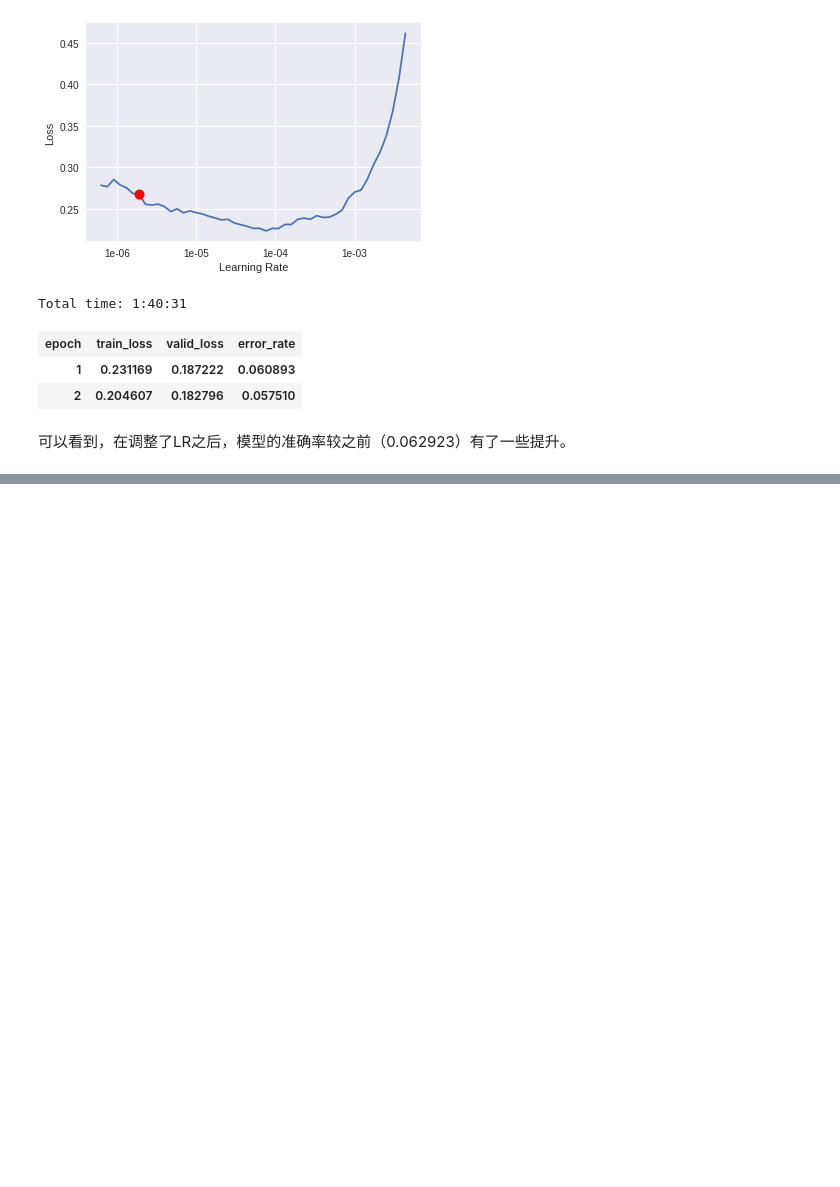
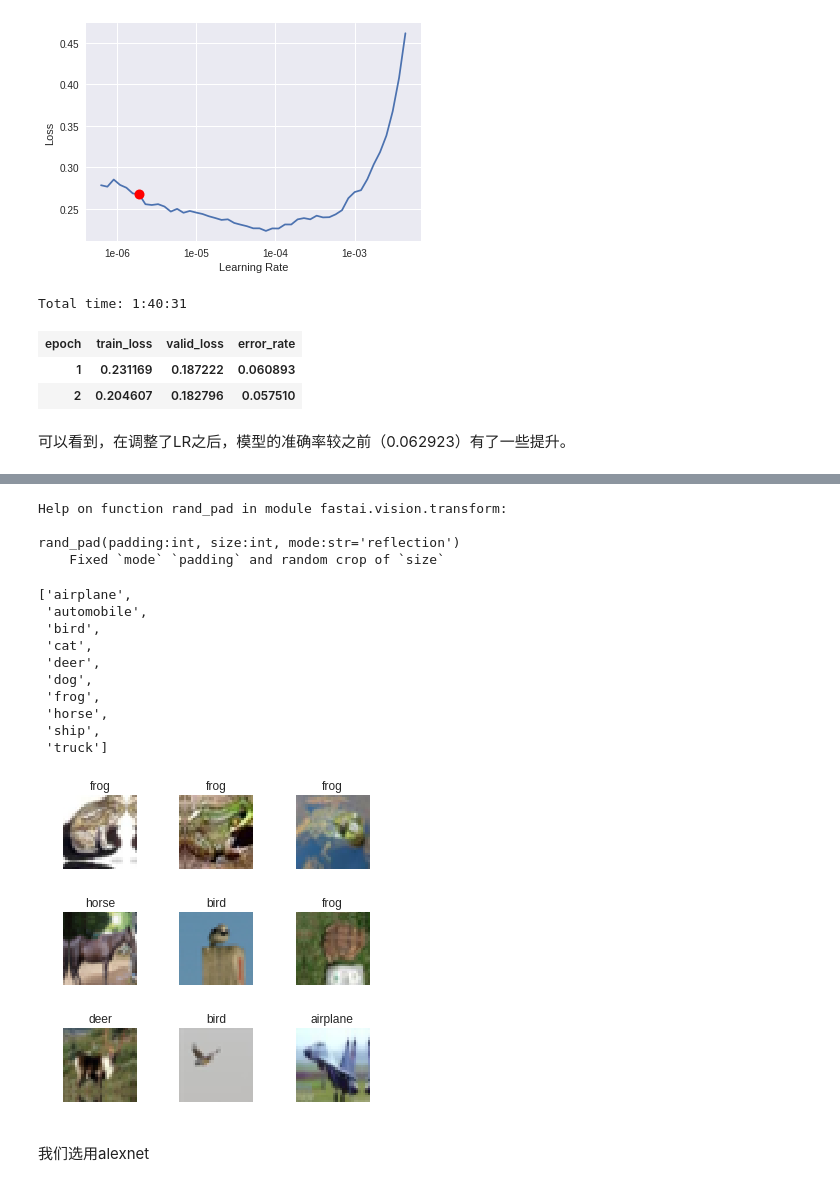
Before and after one commit to tools-only/fastai, a Jupyter notebook: lesson1.ipynb, the cells around one changed output, grey strips where cells are left out. Cells and saved outputs as stored; diff of their text form; code cells hidden in the pictures; blank space fills up the shorter version.

```diff
--- a/lesson1.ipynb
+++ b/lesson1.ipynb
@@ -253,0 +391,2 @@ Total time: 1:40:31
+# %%
+path = untar_data(URLs.CIFAR);path
@@ -253,0 +397,3 @@ Total time: 1:40:31
+# %%
+ds_tfms = ([*rand_pad(4, 32), flip_lr(p=0.5)], [])
+data = ImageDataBunch.from_folder(path, valid='test', ds_tfms=ds_tfms, bs=32).normalize(cifar_stats)
@@ -253,0 +420,24 @@ Total time: 1:40:31
+# %%
+help(rand_pad);
+# %% [output]
+Help on function rand_pad in module fastai.vision.transform:
+
+rand_pad(padding:int, size:int, mode:str='reflection')
+    Fixed `mode` `padding` and random crop of `size`
+# %%
+data.show_batch(rows=3, figsize=(5,5))
+data.classes
+# %% [output]
+['airplane',
+ 'automobile',
+ 'bird',
+ 'cat',
+ 'deer',
+ 'dog',
+ 'frog',
+ 'horse',
+ 'ship',
+ 'truck']
+[figure, added]
+# %% [markdown]
+我们选用alexnet
```
Also changed, not shown: parts of 47 cells of this notebook.
